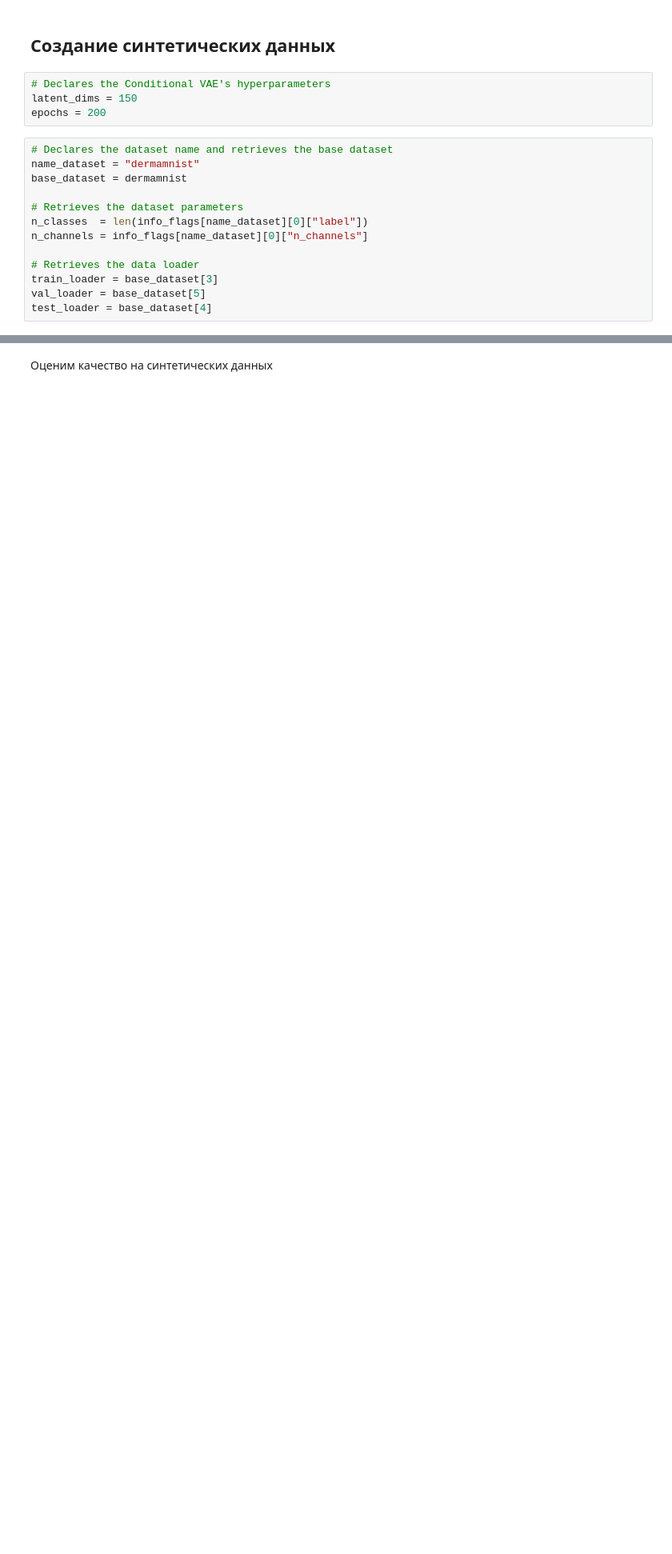
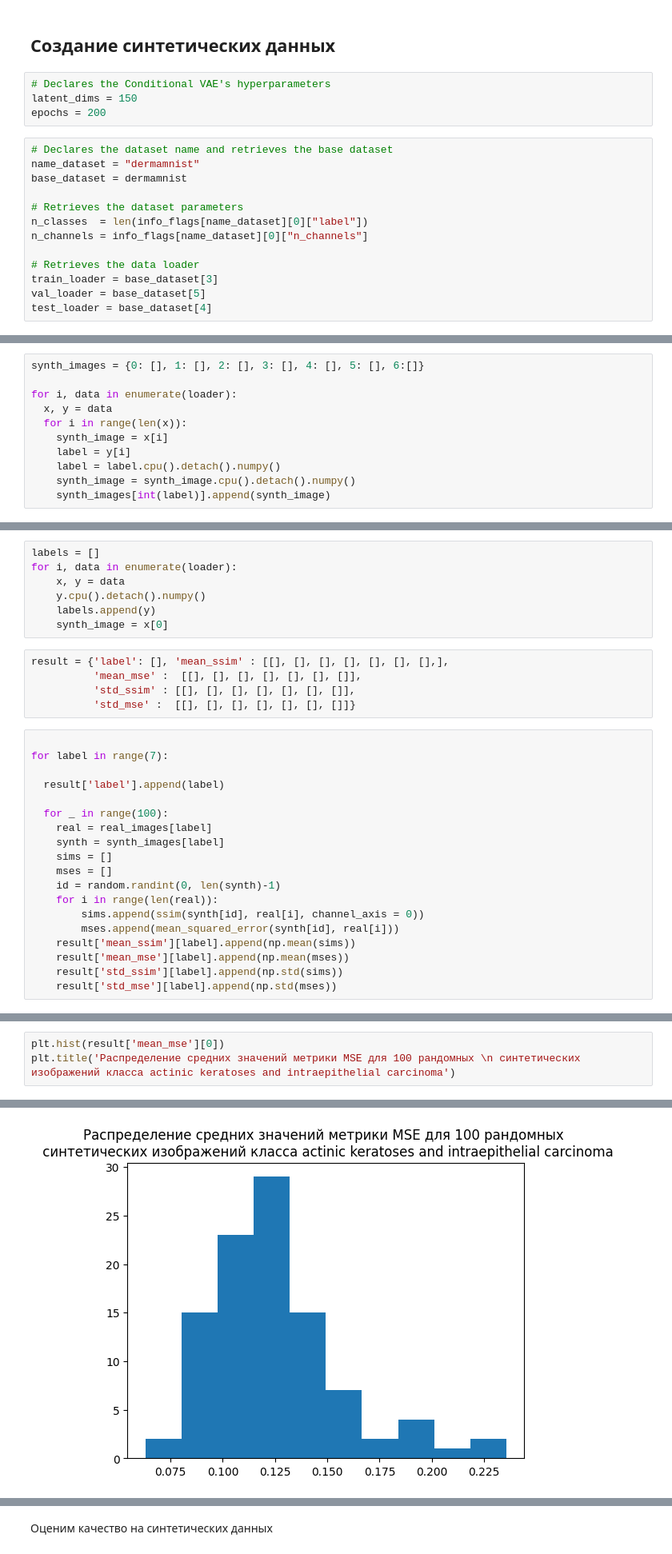
Before and after one commit to ketrint/anonymisation, a Jupyter notebook: DermaMNIST.ipynb, the cells around one changed output, grey strips where cells are left out. Shown at 80% size. Drawn from its saved outputs; the diff is of its cells as text; blank space fills up the shorter version.

```diff
--- a/DermaMNIST.ipynb
+++ b/DermaMNIST.ipynb
@@ -1083,0 +1088,11 @@ Number of generated images: 700 (10% of the dataset)
+# %%
+synth_images = {0: [], 1: [], 2: [], 3: [], 4: [], 5: [], 6:[]}
+
+for i, data in enumerate(loader):
+  x, y = data
+  for i in range(len(x)):
+    synth_image = x[i]
+    label = y[i]
+    label = label.cpu().detach().numpy()
+    synth_image = synth_image.cpu().detach().numpy()
+    synth_images[int(label)].append(synth_image)
@@ -1083,0 +1133,31 @@ Number of generated images: 700 (10% of the dataset)
+# %%
+labels = []
+for i, data in enumerate(loader):
+    x, y = data
+    y.cpu().detach().numpy()
+    labels.append(y)
+    synth_image = x[0]
+# %%
+result = {'label': [], 'mean_ssim' : [[], [], [], [], [], [], [],],
+          'mean_mse' :  [[], [], [], [], [], [], []],
+          'std_ssim' : [[], [], [], [], [], [], []],
+          'std_mse' :  [[], [], [], [], [], [], []]}
+# %%
+
+for label in range(7):
+
+  result['label'].append(label)
+
+  for _ in range(100):
+    real = real_images[label]
+    synth = synth_images[label]
+    sims = []
+    mses = []
+    id = random.randint(0, len(synth)-1)
+    for i in range(len(real)):
+        sims.append(ssim(synth[id], real[i], channel_axis = 0))
+        mses.append(mean_squared_error(synth[id], real[i]))
+    result['mean_ssim'][label].append(np.mean(sims))
+    result['mean_mse'][label].append(np.mean(mses))
+    result['std_ssim'][label].append(np.std(sims))
+    result['std_mse'][label].append(np.std(mses))
@@ -1083,0 +1167,4 @@ Number of generated images: 700 (10% of the dataset)
+# %%
+plt.hist(result['mean_mse'][0])
+plt.title('Распределение средних значений метрики MSE для 100 рандомных \n синтетических изображений класса actinic keratoses and intraepithelial carcinoma')
+# %% [output]
@@ -1083,0 +1172 @@ Number of generated images: 700 (10% of the dataset)
+[figure, added]
```
Also changed, not shown: parts of 42 cells of this notebook, 1 other file.
